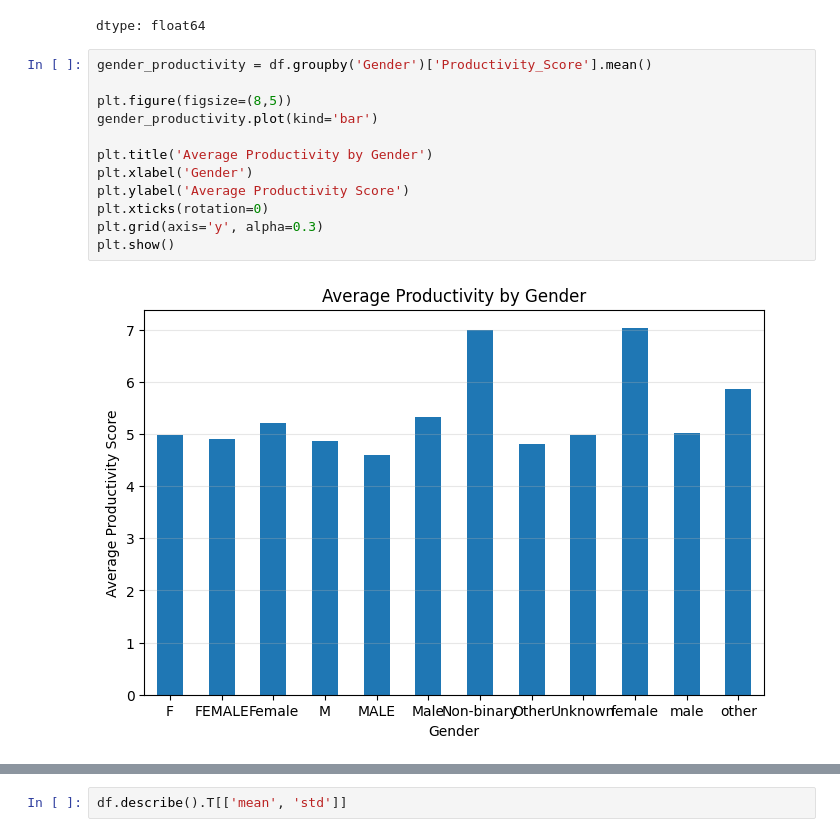
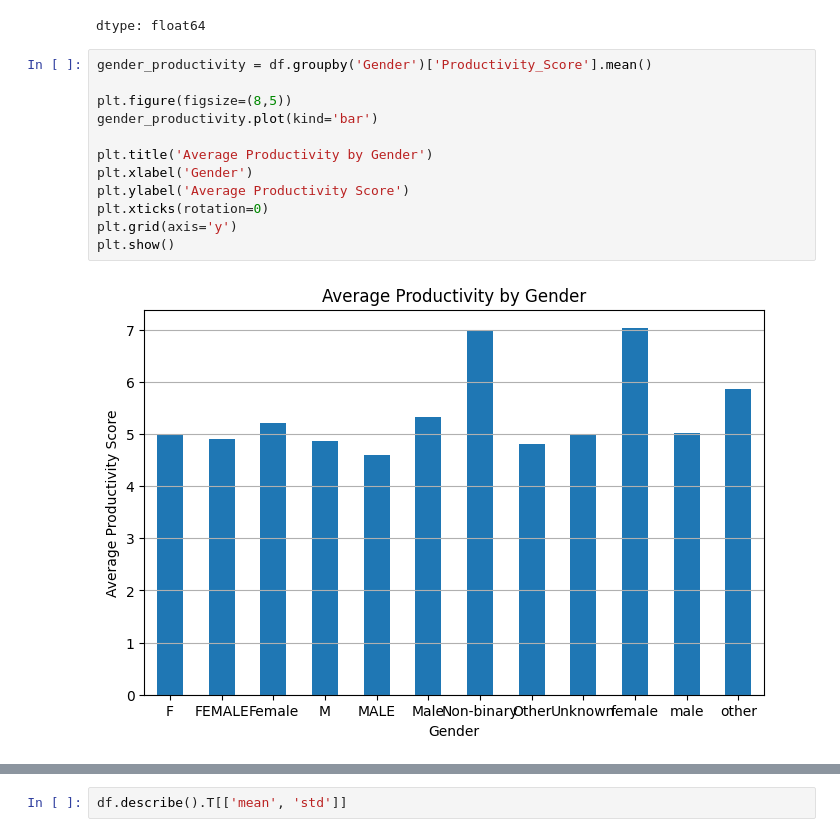
Before and after one commit to Turqan522/MachineLearning, a Jupyter notebook: AI_Usage_and_Impact_on_Students_and_Professionals.ipynb, the cells around one changed output, grey strips where cells are left out. Cells and saved outputs as stored; diff of their text form.

```diff
--- a/AI_Usage_and_Impact_on_Students_and_Professionals.ipynb
+++ b/AI_Usage_and_Impact_on_Students_and_Professionals.ipynb
@@ -311,17 +312,17 @@ dtype: float64
 # %%
 gender_productivity = df.groupby('Gender')['Productivity_Score'].mean()
 
 plt.figure(figsize=(8,5))
 gender_productivity.plot(kind='bar')
 
 plt.title('Average Productivity by Gender')
 plt.xlabel('Gender')
 plt.ylabel('Average Productivity Score')
 plt.xticks(rotation=0)
-plt.grid(axis='y', alpha=0.3)
+plt.grid(axis='y')
 plt.show()
 # %% [output]
-[figure, old version]
+[figure, new version]
 # %%
 tool_productivity = df.groupby('AI_Tool')['Productivity_Score'].mean().sort_values()
 
```
Also changed, not shown: parts of 9 cells of this notebook.
